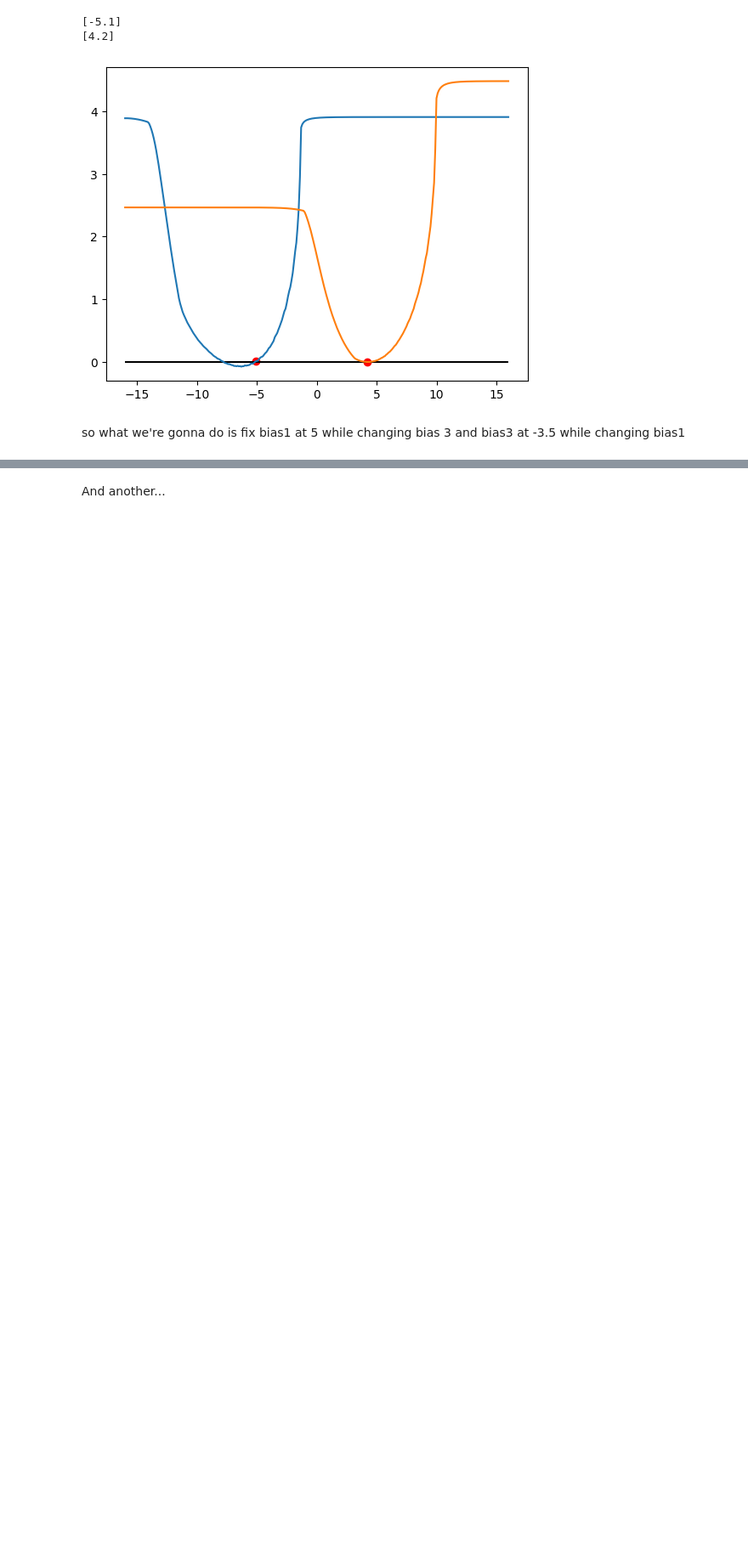
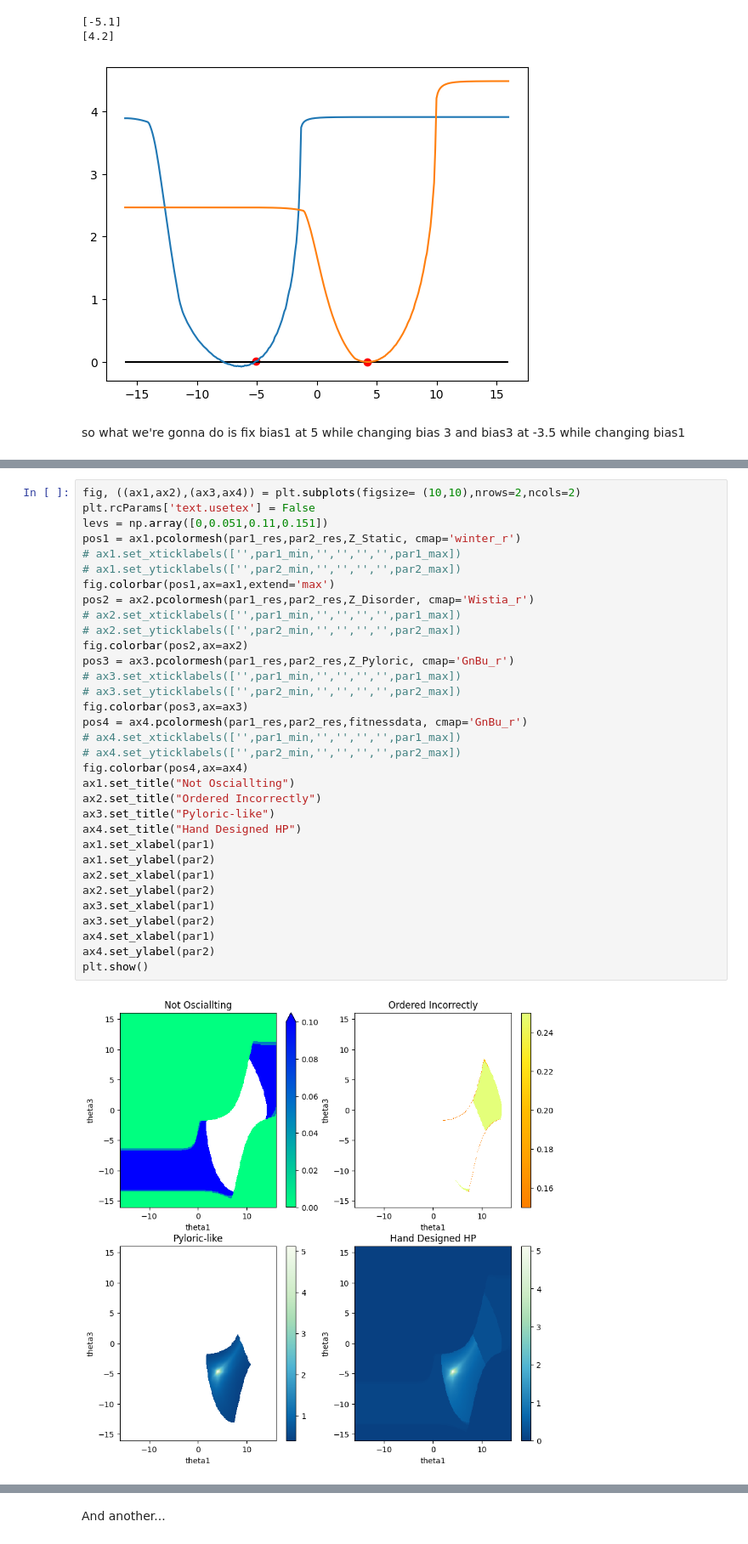
Before and after one commit to ljstolting/EvolvingHP, a Jupyter notebook: Python/VizNetChangeSlice.ipynb, the cells around one changed output, grey strips where cells are left out. Shown at 85% size. Drawn from its saved outputs; the diff is of its cells as text; blank space fills up the shorter version.

```diff
--- a/Python/VizNetChangeSlice.ipynb
+++ b/Python/VizNetChangeSlice.ipynb
@@ -251,0 +338,35 @@ so what we're gonna do is fix bias1 at 5 while changing bias 3 and bias3 at -3.5
+# %%
+fig, ((ax1,ax2),(ax3,ax4)) = plt.subplots(figsize= (10,10),nrows=2,ncols=2)
+plt.rcParams['text.usetex'] = False
+levs = np.array([0,0.051,0.11,0.151])
+pos1 = ax1.pcolormesh(par1_res,par2_res,Z_Static, cmap='winter_r')
+# ax1.set_xticklabels(['',par1_min,'','','','',par1_max])
+# ax1.set_yticklabels(['',par2_min,'','','','',par2_max])
+fig.colorbar(pos1,ax=ax1,extend='max')
+pos2 = ax2.pcolormesh(par1_res,par2_res,Z_Disorder, cmap='Wistia_r')
+# ax2.set_xticklabels(['',par1_min,'','','','',par1_max])
+# ax2.set_yticklabels(['',par2_min,'','','','',par2_max])
+fig.colorbar(pos2,ax=ax2)
+pos3 = ax3.pcolormesh(par1_res,par2_res,Z_Pyloric, cmap='GnBu_r')
+# ax3.set_xticklabels(['',par1_min,'','','','',par1_max])
+# ax3.set_yticklabels(['',par2_min,'','','','',par2_max])
+fig.colorbar(pos3,ax=ax3)
+pos4 = ax4.pcolormesh(par1_res,par2_res,fitnessdata, cmap='GnBu_r')
+# ax4.set_xticklabels(['',par1_min,'','','','',par1_max])
+# ax4.set_yticklabels(['',par2_min,'','','','',par2_max])
+fig.colorbar(pos4,ax=ax4)
+ax1.set_title("Not Osciallting")
+ax2.set_title("Ordered Incorrectly")
+ax3.set_title("Pyloric-like")
+ax4.set_title("Hand Designed HP")
+ax1.set_xlabel(par1)
+ax1.set_ylabel(par2)
+ax2.set_xlabel(par1)
+ax2.set_ylabel(par2)
+ax3.set_xlabel(par1)
+ax3.set_ylabel(par2)
+ax4.set_xlabel(par1)
+ax4.set_ylabel(par2)
+plt.show()
+# %% [output]
+[figure, added]
```
Also changed, not shown: parts of 6 cells of this notebook.
